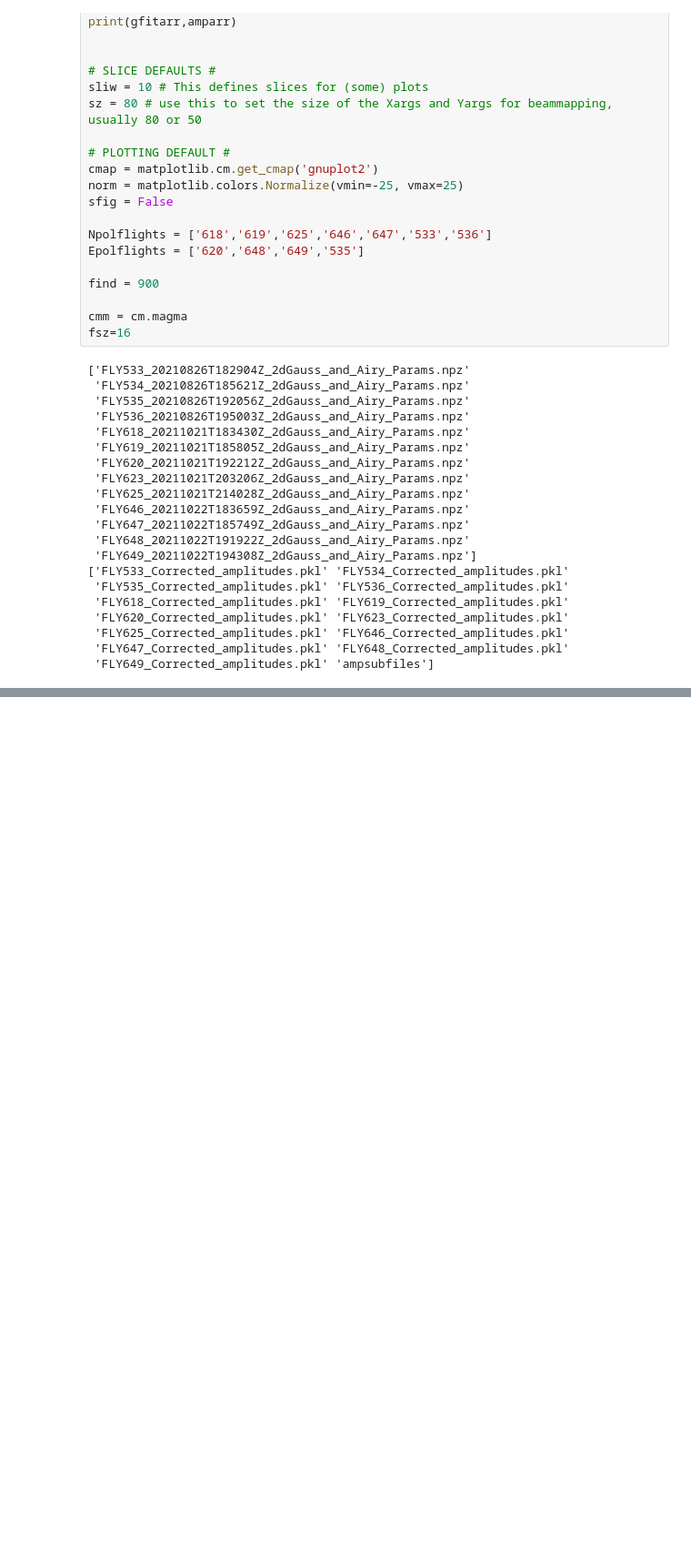
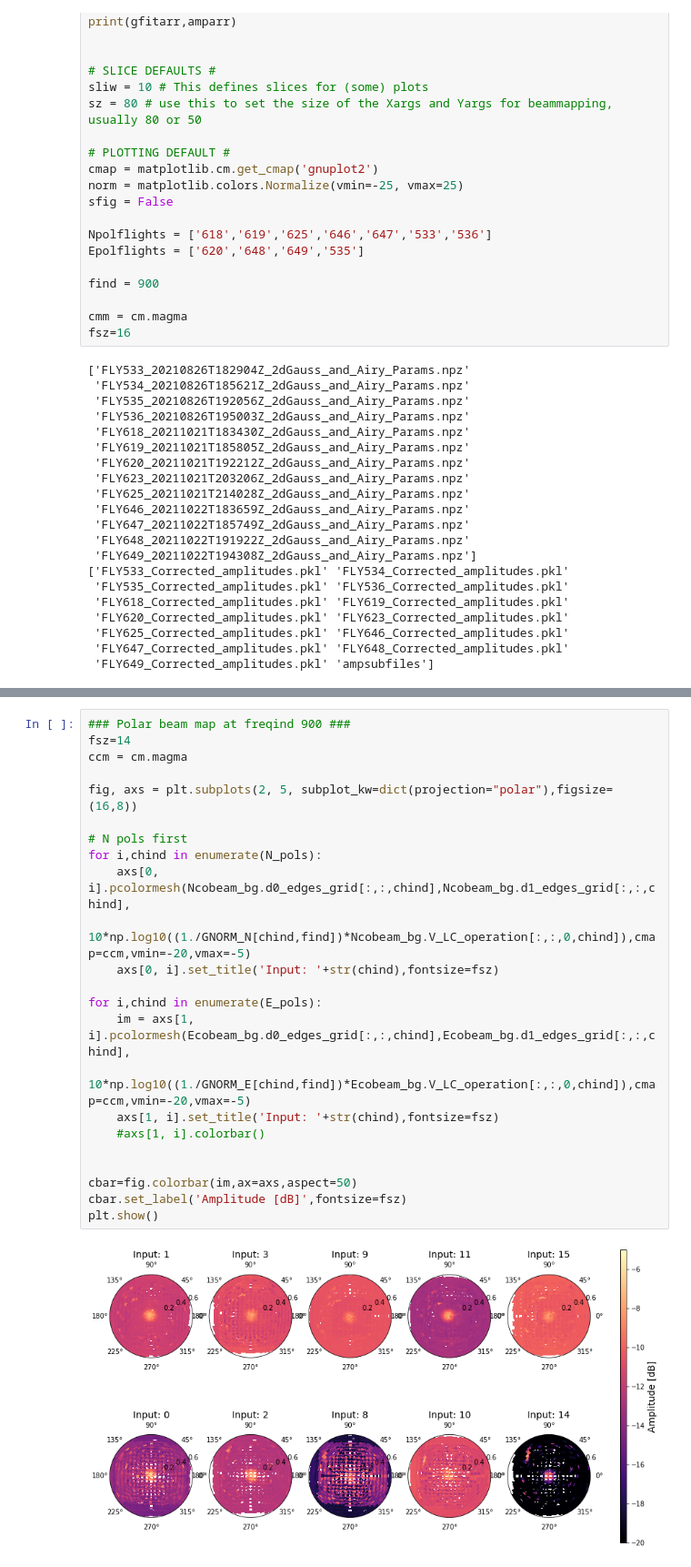
Before and after one commit to WrightLaboratory/newburghlabdrone, a Jupyter notebook: analysis/LBN_Background_Investigation.ipynb, the cells around one changed output, grey strips where cells are left out. Shown: that part at 91% size. Cells and saved outputs as stored; diff of their text form; blank space fills up the shorter version.

```diff
--- a/analysis/LBN_Background_Investigation.ipynb
+++ b/analysis/LBN_Background_Investigation.ipynb
@@ -216,0 +308,25 @@ plt.show()
+# %%
+### Polar beam map at freqind 900 ###
+fsz=14
+ccm = cm.magma
+
+fig, axs = plt.subplots(2, 5, subplot_kw=dict(projection="polar"),figsize=(16,8))
+
+# N pols first
+for i,chind in enumerate(N_pols):
+    axs[0, i].pcolormesh(Ncobeam_bg.d0_edges_grid[:,:,chind],Ncobeam_bg.d1_edges_grid[:,:,chind],
+                10*np.log10((1./GNORM_N[chind,find])*Ncobeam_bg.V_LC_operation[:,:,0,chind]),cmap=ccm,vmin=-20,vmax=-5)
+    axs[0, i].set_title('Input: '+str(chind),fontsize=fsz)
+
+for i,chind in enumerate(E_pols):
+    im = axs[1, i].pcolormesh(Ecobeam_bg.d0_edges_grid[:,:,chind],Ecobeam_bg.d1_edges_grid[:,:,chind],
+                10*np.log10((1./GNORM_E[chind,find])*Ecobeam_bg.V_LC_operation[:,:,0,chind]),cmap=ccm,vmin=-20,vmax=-5)
+    axs[1, i].set_title('Input: '+str(chind),fontsize=fsz)
+    #axs[1, i].colorbar()
+
+
+cbar=fig.colorbar(im,ax=axs,aspect=50)
+cbar.set_label('Amplitude [dB]',fontsize=fsz)
+plt.show()
+# %% [output]
+[figure, added]
```
Also changed, not shown: parts of 23 cells of this notebook.
